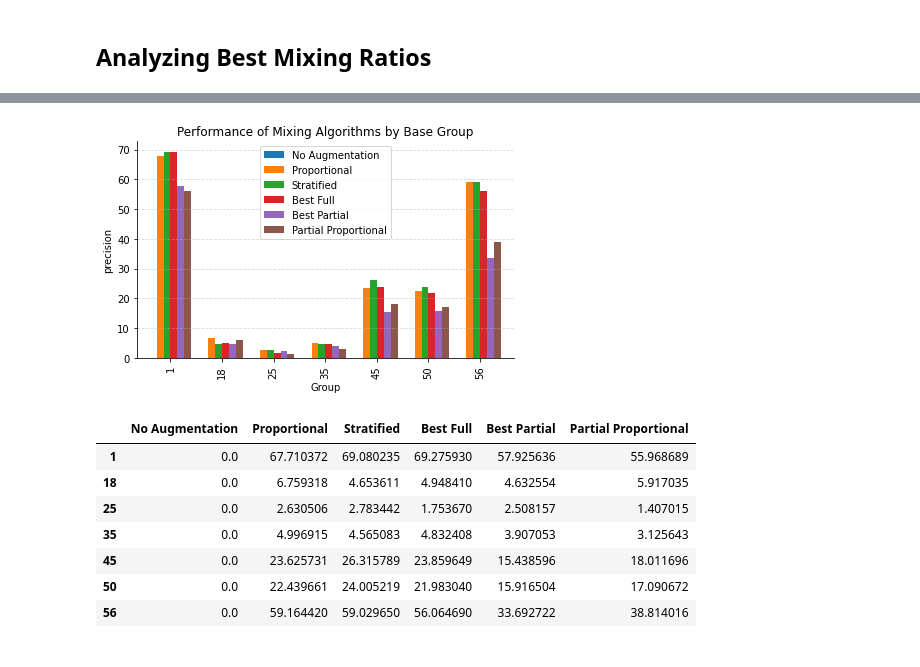
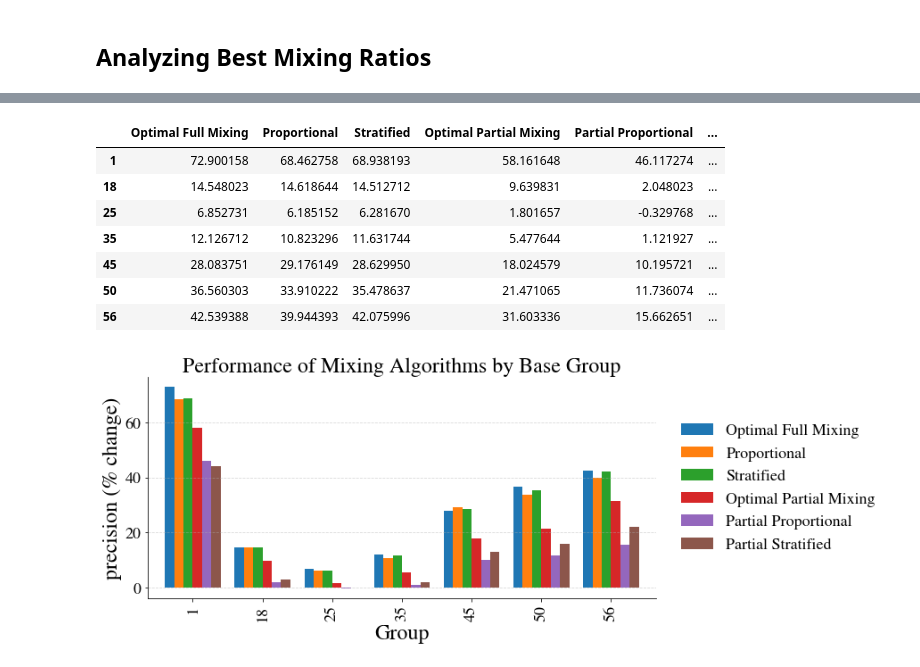
Before and after one commit to dliu18/moe-cf, a Jupyter notebook: notebooks/Random Mixing Full Base Group.ipynb, the cells around one changed output, grey strips where cells are left out. Saved outputs shown, nothing was run; the diff lists cells and outputs as text; code cells hidden in the pictures.

Commit message:
transfer from explorer to unicorn. mixing update for 4/15

```diff
--- a/notebooks/Random Mixing Full Base Group.ipynb
+++ b/notebooks/Random Mixing Full Base Group.ipynb
@@ -8,2 +18,13 @@ import pickle
+# %%
+SMALL_SIZE = 18
+MEDIUM_SIZE = 24
+BIGGER_SIZE = 24
+plt.rc('font', size=SMALL_SIZE, family = "Nimbus Roman")          # controls default text sizes
+plt.rc('axes', titlesize=MEDIUM_SIZE)     # fontsize of the axes title
+plt.rc('axes', labelsize=MEDIUM_SIZE)    # fontsize of the x and y labels
+plt.rc('xtick', labelsize=SMALL_SIZE)    # fontsize of the tick labels
+plt.rc('ytick', labelsize=SMALL_SIZE)    # fontsize of the tick labels
+# plt.rc('legend', fontsize=SMALL_SIZE)    # legend fontsize
+plt.rc('figure', titlesize=BIGGER_SIZE)  # fontsize of the figure title
 # %%
 # Load mixing ratios and metrics
@@ -108,55 +290,72 @@ import pandas as pd
 def percent_change(old, new):
     return 100 * (new - old) / old
 
-mixing_algs = ["No Augmentation", "Proportional", "Stratified", "Best Full", "Best Partial", "Partial Proportional"]
-assert np.all([len(mixing_results_by_group[label]["test metrics"]) == len(mixing_algs) for label in mixing_results_by_group])
-
-metric_name = "precision"
+mixing_alg_to_idx = {
+    "No Augmentation": 0,
+    "Optimal Full Mixing": -3,
+    "Proportional": -2,
+    "Stratified": -1,
+#     "Best Partial": -2,
+#     "Partial Proportional": -1
+    "Optimal Partial Mixing": -4,
+    "Partial Proportional": 2,
+    "Partial Stratified": 4,
+}
 
 dataframe_dict = {}
 labels = list(mixing_results_by_group.keys())
-for mixing_alg_idx, mixing_alg_name in enumerate(mixing_algs):
+for mixing_alg_name, mixing_alg_idx in mixing_alg_to_idx.items():
+    if mixing_alg_idx == 0:
+        continue
     mixing_alg_values_by_label = [
         percent_change(
             mixing_results_by_group[label]["test metrics"][0][metric_name],
             mixing_results_by_group[label]["test metrics"][mixing_alg_idx][metric_name]
         )
         for label in labels
     ]
 
     dataframe_dict[mixing_alg_name] = mixing_alg_values_by_label
 
 metric_values_df = pd.DataFrame(dataframe_dict, index=labels)
 
 
+fig, ax = plt.subplots()
 
-ax = metric_values_df.plot(
+metric_values_df.plot(
+    ax=ax,
     kind="bar",
-    figsize=(6, 4),
-    width=0.8
+    figsize=(15, 5),
+    width=0.8,
 )
 
 ax.set_xlabel("Group")
-ax.set_ylabel(metric_name)
+ax.set_ylabel(metric_name + " (% change)")
 ax.set_title("Performance of Mixing Algorithms by Base Group")
-# ax.legend(title="Mixing Algorithm")
 
 ax.grid(axis="y", linestyle="--", alpha=0.5)
-# ax.set_axisbelow(True)
 ax.spines["top"].set_visible(False)
 ax.spines["right"].set_visible(False)
 
-plt.tight_layout()
-plt.show()
+# Move legend outside right
+ax.legend(
+    loc="center left",
+    bbox_to_anchor=(1.02, 0.5),
+    frameon=False
+)
+
+# Make room on the right
+plt.tight_layout(rect=[0, 0, 0.85, 1])
+
 
 metric_values_df
 # %% [output]
+|  | Optimal Full Mixing | Proportional | Stratified | Optimal Partial Mixing | Partial Proportional | ... |
+| 1 | 72.900158 | 68.462758 | 68.938193 | 58.161648 | 46.117274 | ... |
+| 18 | 14.548023 | 14.618644 | 14.512712 | 9.639831 | 2.048023 | ... |
+| 25 | 6.852731 | 6.185152 | 6.281670 | 1.801657 | -0.329768 | ... |
+| 35 | 12.126712 | 10.823296 | 11.631744 | 5.477644 | 1.121927 | ... |
+| 45 | 28.083751 | 29.176149 | 28.629950 | 18.024579 | 10.195721 | ... |
+| 50 | 36.560303 | 33.910222 | 35.478637 | 21.471065 | 11.736074 | ... |
+| 56 | 42.539388 | 39.944393 | 42.075996 | 31.603336 | 15.662651 | ... |
-[figure, old version]
+[figure, new version]
-|  | No Augmentation | Proportional | Stratified | Best Full | Best Partial | Partial Proportional |
-| 1 | 0.0 | 67.710372 | 69.080235 | 69.275930 | 57.925636 | 55.968689 |
-| 18 | 0.0 | 6.759318 | 4.653611 | 4.948410 | 4.632554 | 5.917035 |
-| 25 | 0.0 | 2.630506 | 2.783442 | 1.753670 | 2.508157 | 1.407015 |
-| 35 | 0.0 | 4.996915 | 4.565083 | 4.832408 | 3.907053 | 3.125643 |
-| 45 | 0.0 | 23.625731 | 26.315789 | 23.859649 | 15.438596 | 18.011696 |
-| 50 | 0.0 | 22.439661 | 24.005219 | 21.983040 | 15.916504 | 17.090672 |
-| 56 | 0.0 | 59.164420 | 59.029650 | 56.064690 | 33.692722 | 38.814016 |
```
Also changed, not shown: parts of 7 cells of this notebook, 40 other files.
